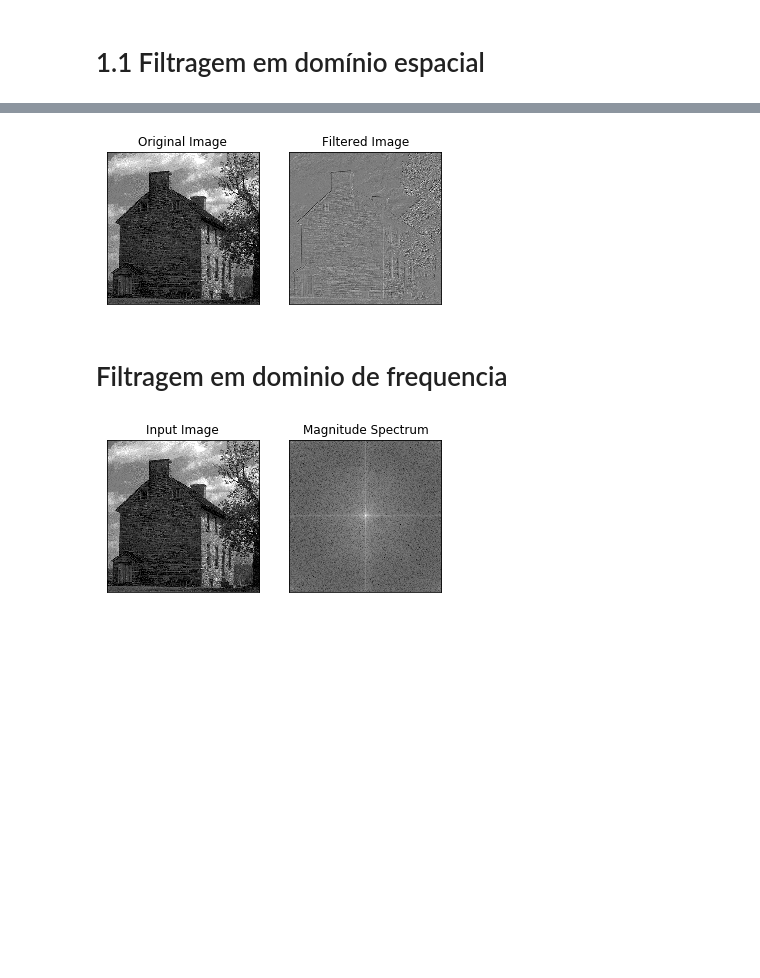
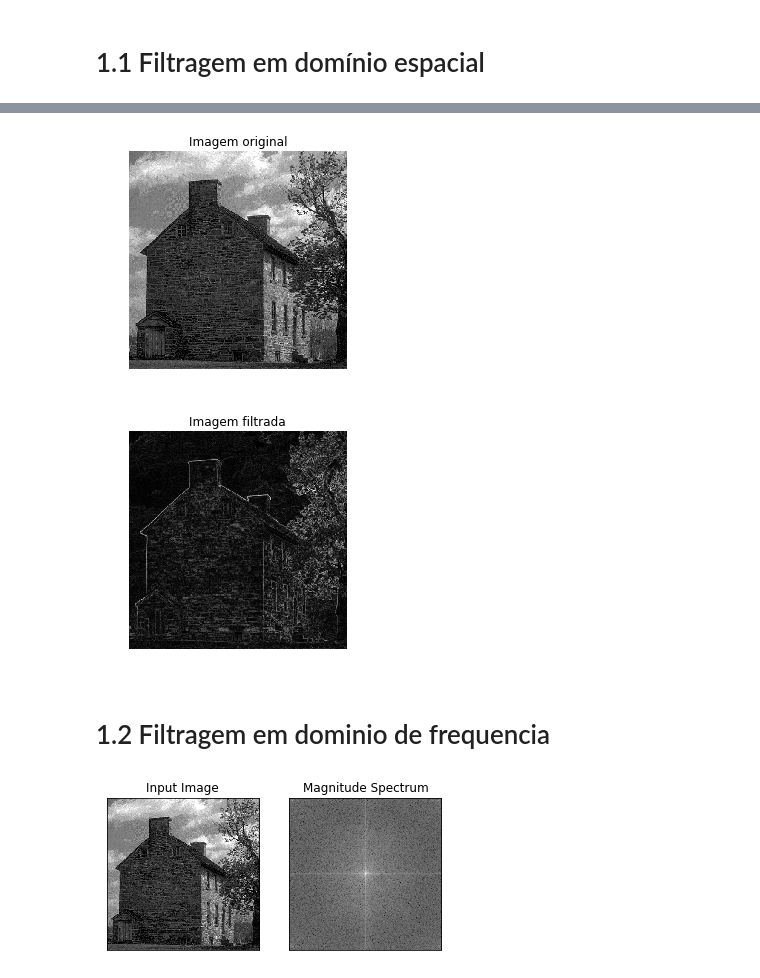
Before and after one commit to AllanNozomu/MC920, a Jupyter notebook: trabalho1/Trabalho 1.ipynb, the cells around one changed output, grey strips where cells are left out. Saved outputs shown, nothing was run; the diff lists cells and outputs as text; code cells hidden in the pictures; blank space fills up the shorter version.

```diff
--- a/trabalho1/Trabalho 1.ipynb
+++ b/trabalho1/Trabalho 1.ipynb
@@ -10,10 +14,10 @@ import math
 # %%
-# Load some images (all the examples will use the baboon image)
+# Load some images (all the examples will use this image)
 img = cv2.imread("house.png")
 img = cv2.cvtColor(img, cv2.COLOR_RGB2GRAY)
-img = img.astype(np.int32)
+img = img / 255
 
 plt.imshow(img, cmap=plt.cm.gray)
-plt.title("Original image"), plt.xticks([]), plt.yticks([])
+plt.title("Imagem original"), plt.axis('off')
 plt.show()
 # %% [output]
@@ -84,17 +97,19 @@ plt.show()
 # %%
-h4 = np.array([[-1, -2, -1],
-               [0, 0, 0],
-               [1, 2, 1]])
+h4 = np.array([
+    [-1, -2, -1],
+    [0, 0, 0],
+    [1, 2, 1]]
+)
 
-def sum_filter4(values):
-    return (values * h4.reshape(-1)).sum()
+new_image_horizontal = ndimage.correlate(img, h4)
 
-new_image2 = ndimage.generic_filter(img, sum_filter4, footprint=np.ones(h4.shape))
+plt.imshow(img, cmap=plt.cm.gray)
+plt.title("Imagem original"), plt.axis('off')
+plt.show()
 
-plt.subplot(121), plt.imshow(img, cmap=plt.cm.gray)
-plt.title("Original Image"), plt.axis('off')
+plt.imshow(new_image, cmap=plt.cm.gray)
+plt.title("Imagem filtrada"), plt.axis('off')
+plt.show()
 
-plt.subplot(122), plt.imshow(new_image2, cmap=plt.cm.gray)
-plt.title("Filtered Image"), plt.axis('off')
-plt.show()
+save_image(new_image_horizontal, 'results/exercicio1c2.png')
 # %% [output]
@@ -102,16 +118,20 @@ plt.show()
 # %%
-new_image = new_image1 + new_image2
+new_image = np.sqrt((new_image_vertical**2 + new_image_horizontal**2))
 
-plt.subplot(121), plt.imshow(img, cmap=plt.cm.gray)
-plt.title("Original Image"), plt.xticks([]), plt.yticks([])
+plt.imshow(img, cmap=plt.cm.gray)
+plt.title("Imagem original"), plt.axis('off')
+plt.show()
 
-plt.subplot(122), plt.imshow(new_image, cmap=plt.cm.gray)
-plt.title("Filtered Image"), plt.xticks([]), plt.yticks([])
+plt.imshow(new_image, cmap=plt.cm.gray)
+plt.title("Imagem filtrada"), plt.axis('off'),
 plt.show()
+
+save_image(new_image, 'results/exercicio1c.png')
 # %% [output]
-[figure, old version]
+[figure, new version]
+[figure, added]
 # %% [markdown]
-# Filtragem em dominio de frequencia
+# 1.2 Filtragem em dominio de frequencia
 # %%
 fft_image = np.fft.fft2(img)
 shift_image = np.fft.fftshift(fft_image)
```
Also changed, not shown: parts of 13 cells of this notebook.
